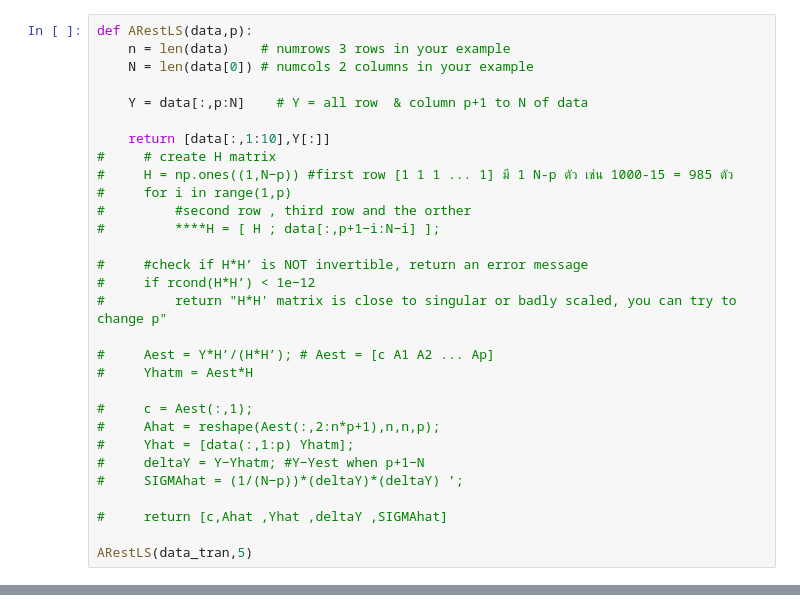
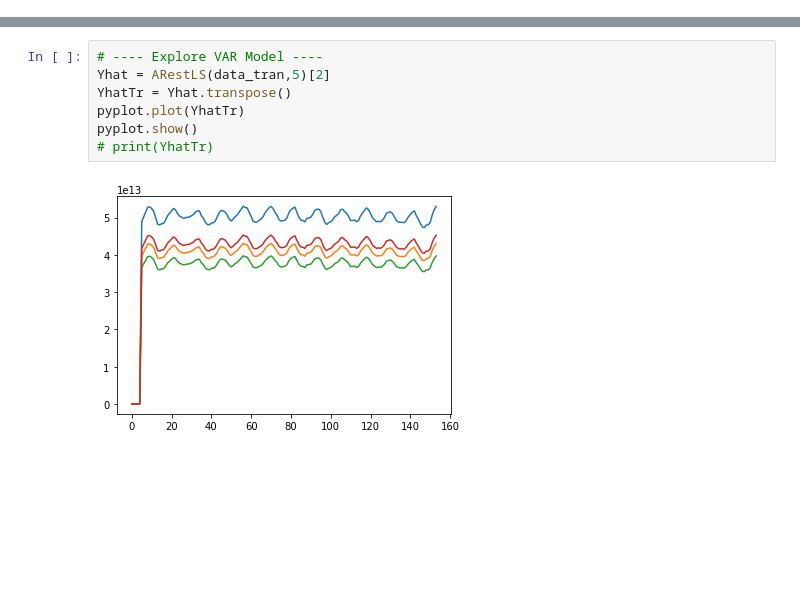
Before and after one commit to Kanbc/ar-model-python, a Jupyter notebook: 2 VAR model function.ipynb, the cells around one changed output, grey strips where cells are left out. Cells and saved outputs as stored; diff of their text form; blank space fills up the shorter version.

Commit message:
VAR Model function done

```diff
--- a/2 VAR model function.ipynb
+++ b/2 VAR model function.ipynb
@@ -86,32 +102,2 @@ pyplot.show()
 # %% [output]
 [figure]
-# %%
-def ARestLS(data,p):
-    n = len(data)    # numrows 3 rows in your example
-    N = len(data[0]) # numcols 2 columns in your example
-
-    Y = data[:,p:N]    # Y = all row  & column p+1 to N of data
-
-    return [data[:,1:10],Y[:]]
-#     # create H matrix
-#     H = np.ones((1,N−p)) #first row [1 1 1 ... 1] มี 1 N-p ตัว เช่น 1000-15 = 985 ตัว
-#     for i in range(1,p)
-#         #second row , third row and the orther
-#         ****H = [ H ; data[:,p+1−i:N−i] ];
-
-#     #check if H*H’ is NOT invertible, return an error message
-#     if rcond(H*H’) < 1e−12
-#         return "H*H' matrix is close to singular or badly scaled, you can try to change p"
-
-#     Aest = Y*H’/(H*H’); # Aest = [c A1 A2 ... Ap]
-#     Yhatm = Aest*H
-
-#     c = Aest(:,1);
-#     Ahat = reshape(Aest(:,2:n*p+1),n,n,p);
-#     Yhat = [data(:,1:p) Yhatm];
-#     deltaY = Y−Yhatm; #Y−Yest when p+1−N
-#     SIGMAhat = (1/(N−p))*(deltaY)*(deltaY) ’;
-
-#     return [c,Ahat ,Yhat ,deltaY ,SIGMAhat]
-
-ARestLS(data_tran,5)
@@ -135,0 +104,9 @@ ARestLS(data_tran,5)
+# %%
+# ---- Explore VAR Model ----
+Yhat = ARestLS(data_tran,5)[2]
+YhatTr = Yhat.transpose()
+pyplot.plot(YhatTr)
+pyplot.show()
+# print(YhatTr)
+# %% [output]
+[figure, added]
```
Also changed, not shown: parts of 4 cells of this notebook.
